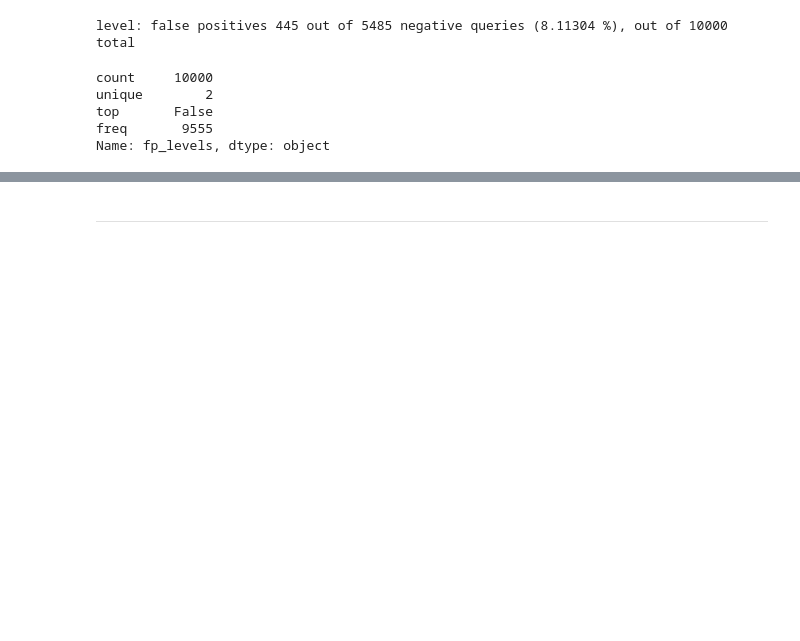
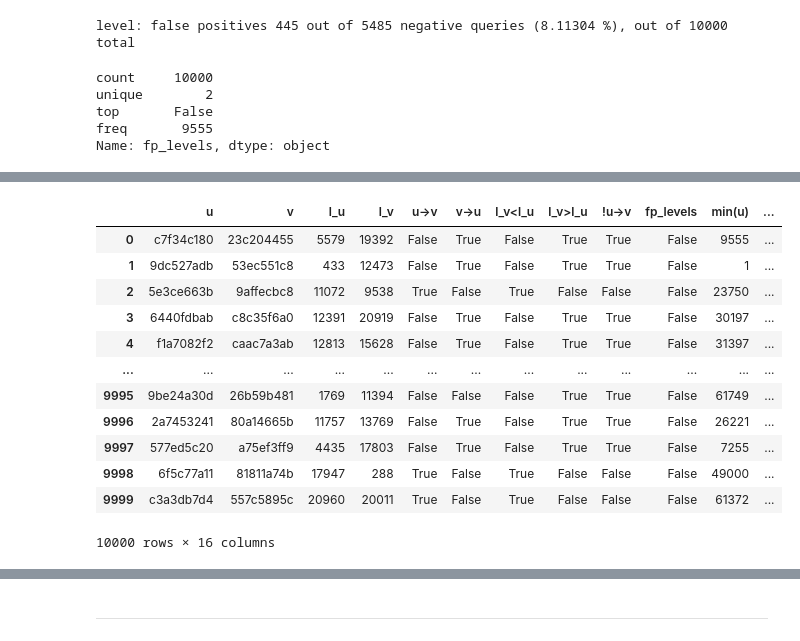
Before and after one commit to jnareb/git-commit-graph-ext, a Jupyter notebook: 14_evaluation.ipynb, the cells around one changed output, grey strips where cells are left out. Cells and saved outputs as stored; diff of their text form; code cells hidden in the pictures; blank space fills up the shorter version.

```diff
--- a/14_evaluation.ipynb
+++ b/14_evaluation.ipynb
@@ -253,0 +282,23 @@ Name: fp_levels, dtype: object
+# %%
+conn_sample_df_part_2 = pd.DataFrame.from_records(conn_sample, columns=['u','v',
+                                                                        'min(u)','min(v)',
+                                                                        'f_min(u)','f_min(v)',
+                                                                        'post(u)','post(v)'])
+conn_sample_df_part_1 = conn_sample_df
+conn_sample_df = pd.merge(conn_sample_df_part_1, conn_sample_df_part_2)
+# %%
+conn_sample_df
+# %% [output]
+|  | u | v | l_u | l_v | u->v | v->u | l_v<l_u | l_v>l_u | !u->v | fp_levels | min(u) | ... |
+| 0 | c7f34c180 | 23c204455 | 5579 | 19392 | False | True | False | True | True | False | 9555 | ... |
+| 1 | 9dc527adb | 53ec551c8 | 433 | 12473 | False | True | False | True | True | False | 1 | ... |
+| 2 | 5e3ce663b | 9affecbc8 | 11072 | 9538 | True | False | True | False | False | False | 23750 | ... |
+| 3 | 6440fdbab | c8c35f6a0 | 12391 | 20919 | False | True | False | True | True | False | 30197 | ... |
+| 4 | f1a7082f2 | caac7a3ab | 12813 | 15628 | False | True | False | True | True | False | 31397 | ... |
+| ... | ... | ... | ... | ... | ... | ... | ... | ... | ... | ... | ... | ... |
+| 9995 | 9be24a30d | 26b59b481 | 1769 | 11394 | False | False | False | True | True | False | 61749 | ... |
+| 9996 | 2a7453241 | 80a14665b | 11757 | 13769 | False | True | False | True | True | False | 26221 | ... |
+| 9997 | 577ed5c20 | a75ef3ff9 | 4435 | 17803 | False | True | False | True | True | False | 7255 | ... |
+| 9998 | 6f5c77a11 | 81811a74b | 17947 | 288 | True | False | True | False | False | False | 49000 | ... |
+| 9999 | c3a3db7d4 | 557c5895c | 20960 | 20011 | True | False | True | False | False | False | 61372 | ... |
+10000 rows × 16 columns
```
Also changed, not shown: parts of 6 cells of this notebook.
